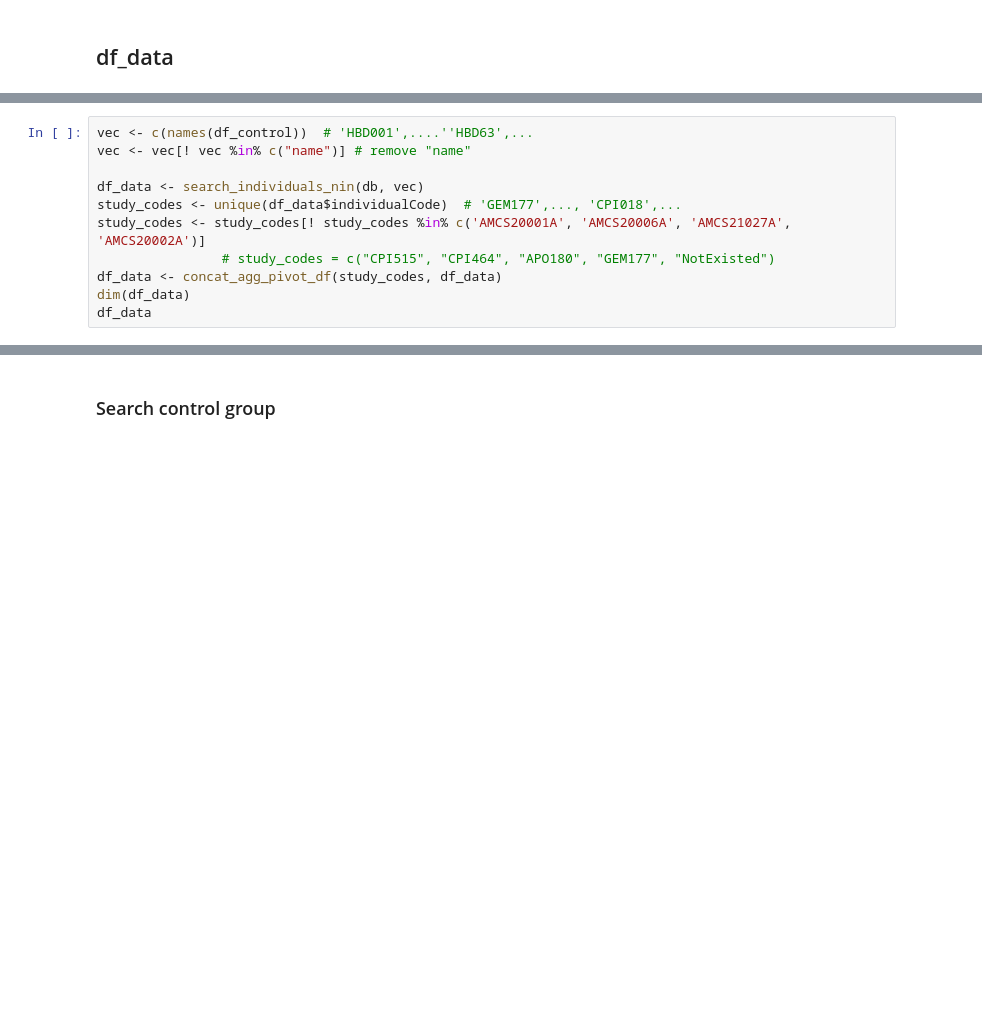
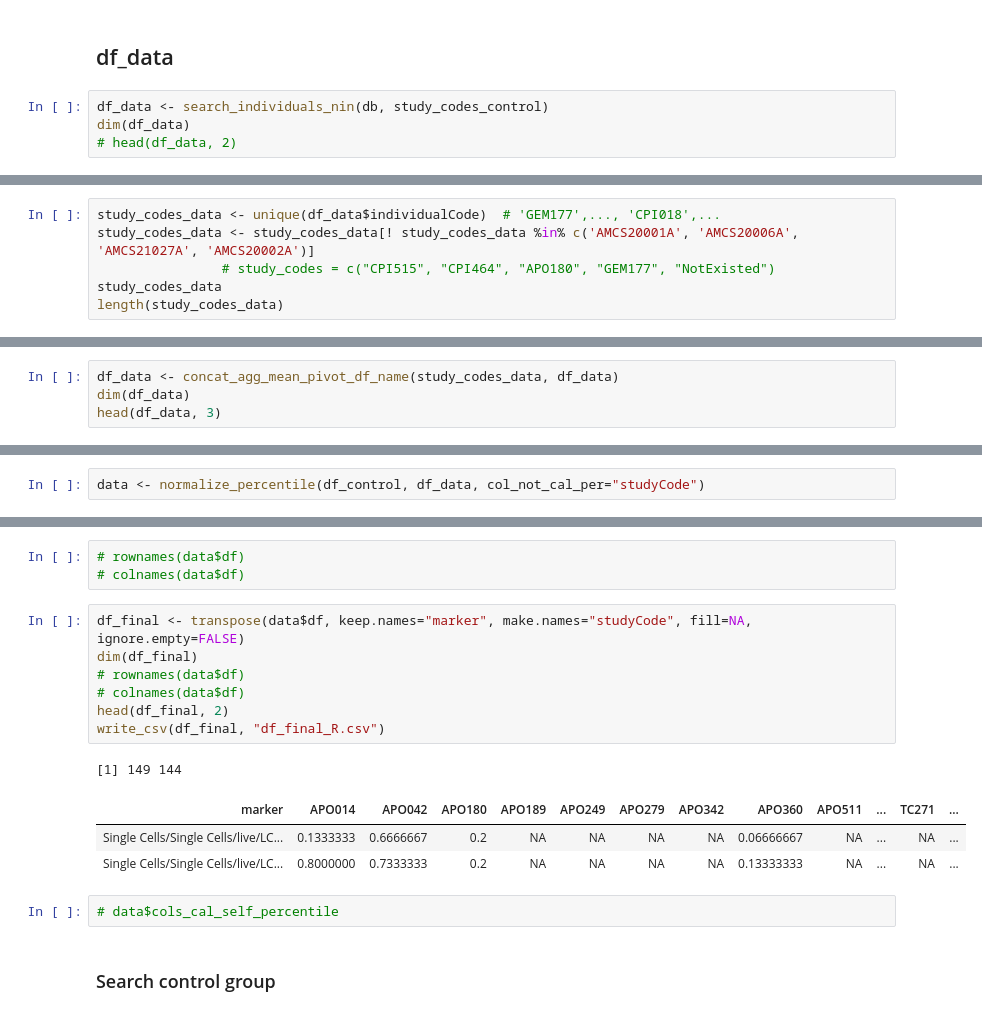
Before and after one commit to tuantla80/R-Shiny-Apps, a Jupyter notebook: R_Examples/mongolite.ipynb, the cells around one changed output, grey strips where cells are left out. Cells and saved outputs as stored; diff of their text form; blank space fills up the shorter version.

Commit message:
add percentile calculation

```diff
--- a/R_Examples/mongolite.ipynb
+++ b/R_Examples/mongolite.ipynb
@@ -117,2 +320,6 @@ df_control
 # %% [markdown]
 ## df_data
+# %%
+df_data <- search_individuals_nin(db, study_codes_control)
+dim(df_data)
+# head(df_data, 2)
@@ -119,11 +328,6 @@ df_control
 # %%
-vec <- c(names(df_control))  # 'HBD001',....''HBD63',...
-vec <- vec[! vec %in% c("name")] # remove "name"
-
-df_data <- search_individuals_nin(db, vec)
-study_codes <- unique(df_data$individualCode)  # 'GEM177',..., 'CPI018',...
-study_codes <- study_codes[! study_codes %in% c('AMCS20001A', 'AMCS20006A', 'AMCS21027A', 'AMCS20002A')]
+study_codes_data <- unique(df_data$individualCode)  # 'GEM177',..., 'CPI018',...
+study_codes_data <- study_codes_data[! study_codes_data %in% c('AMCS20001A', 'AMCS20006A', 'AMCS21027A', 'AMCS20002A')]
                 # study_codes = c("CPI515", "CPI464", "APO180", "GEM177", "NotExisted")
-df_data <- concat_agg_pivot_df(study_codes, df_data)
-dim(df_data)
-df_data
+study_codes_data
+length(study_codes_data)
@@ -129,0 +353,4 @@ df_data
+# %%
+df_data <- concat_agg_mean_pivot_df_name(study_codes_data, df_data)
+dim(df_data)
+head(df_data, 3)
@@ -129,0 +369,2 @@ df_data
+# %%
+data <- normalize_percentile(df_control, df_data, col_not_cal_per="studyCode")
@@ -130,3 +382,20 @@ df_data
+# %%
+# rownames(data$df)
+# colnames(data$df)
+# %%
+df_final <- transpose(data$df, keep.names="marker", make.names="studyCode", fill=NA, ignore.empty=FALSE)
+dim(df_final)
+# rownames(data$df)
+# colnames(data$df)
+head(df_final, 2)
+write_csv(df_final, "df_final_R.csv")
+# %% [output]
+[1] 149 144
+| marker | APO014 | APO042 | APO180 | APO189 | APO249 | APO279 | APO342 | APO360 | APO511 | ... | TC271 | ... |
+| Single Cells/Single Cells/live/LC... | 0.1333333 | 0.6666667 | 0.2 | NA | NA | NA | NA | 0.06666667 | NA | ... | NA | ... |
+| Single Cells/Single Cells/live/LC... | 0.8000000 | 0.7333333 | 0.2 | NA | NA | NA | NA | 0.13333333 | NA | ... | NA | ... |
+# %%
+# data$cols_cal_self_percentile
 # %% [markdown]
 ### Search control group
 # %%
```
Also changed, not shown: parts of 18 cells of this notebook.
